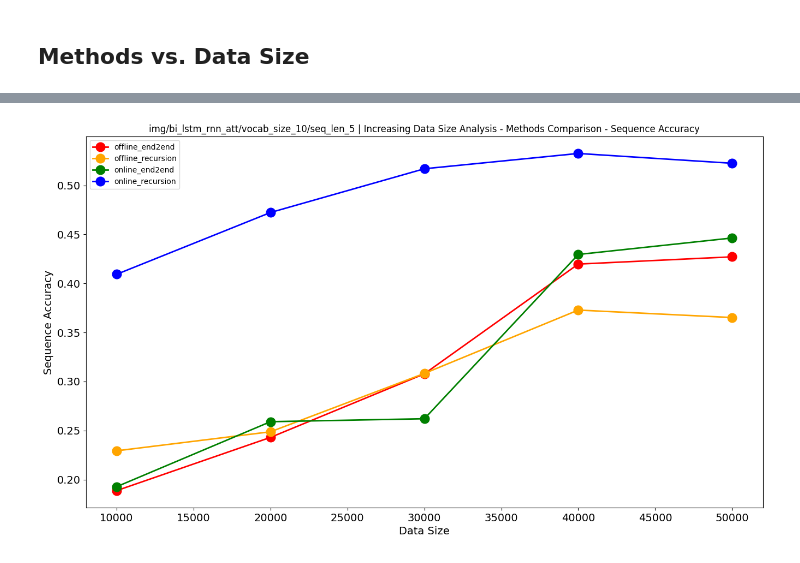
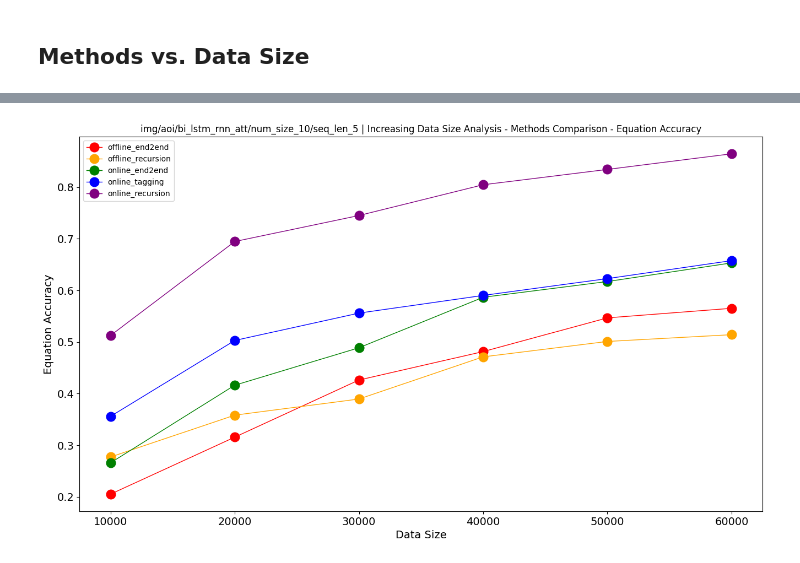
Before and after one commit to ShiningLab/Recurrent-Text-Editing, a Jupyter notebook: main/res/evaluation_plot.ipynb, the cells around one changed output, grey strips where cells are left out. Cells and saved outputs as stored; diff of their text form; code cells hidden in the pictures.

```diff
--- a/main/res/evaluation_plot.ipynb
+++ b/main/res/evaluation_plot.ipynb
@@ -218,0 +285,11 @@ show_plot(
+# %%
+# 'Epoch', 'Step', 'Loss', 'Equation Accuracy', 'Token Accuracy', 'Sequence Accuracy'
+criteria = 'Sequence Accuracy'
+criteria_dict = {}
+for c in candidates:
+    label = '_'.join(c)
+    criteria_list = []
+    for i in range(min_seq_len, max_seq_len+1, 5):
+        key = LOG_PATH.format(c[0], c[1], i)
+        criteria_list.append(data_dict[key][-1][criteria])
+    criteria_dict[label] = criteria_list
@@ -224,24 +326,28 @@ candidates = [
     ['offline', 'end2end'],
     ['offline', 'recursion'],
     ['online', 'end2end'],
+    ['online', 'tagging'],
     ['online', 'recursion']
 ]
-data_mode = 'online'
+# aoi, nss
+data_src = 'aoi'
 model_name = 'bi_lstm_rnn_att'
-vocab_size = 10
+num_size = 10
 seq_len = 5
 min_data_size = 10000
-max_data_size = 50000
+max_data_size = 60000
 # %%
 # define path for end2end
 LOG_PATH = os.path.join(
     'log',
+    '{}'.format(data_src),
     '{}', # data mode
+    '{}'.format(model_name),
     '{}', # method
-    'vocab_size_{}'.format(vocab_size),
+    'num_size_{}'.format(num_size),
     'seq_len_{}'.format(seq_len),
     'data_size_{}', # data size
-    '{}.txt'.format(model_name))
+    'test.txt')
 # %%
 # read data
 raw_data_dict = {}
@@ -276,12 +379,13 @@ log/online/recursion/vocab_size_10/seq_len_5/data_size_50000/bi_lstm_rnn_att.txt
 data_dict = {k: parse_log(v) for k, v in raw_data_dict.items()}
 # %%
 # 'Epoch', 'Step', 'Loss', 'Equation Accuracy', 'Token Accuracy', 'Sequence Accuracy'
-criteria = 'Sequence Accuracy'
+criteria = 'Equation Accuracy'
 criteria_dict = {}
 for c in candidates:
     label = '_'.join(c)
     criteria_list = []
     for i in range(min_data_size, max_data_size+1, 10000):
         key = LOG_PATH.format(c[0], c[1], i)
+        print(key)
         criteria_list.append(data_dict[key][-1][criteria])
     criteria_dict[label] = criteria_list
@@ -288,24 +410,25 @@ for c in candidates:
 # %%
-colors = ['red', 'orange', 'green', 'blue']
+colors = ['red', 'orange', 'green', 'blue', 'purple']
 save_path = os.path.join(
     'img',
+    '{}'.format(data_src),
     model_name,
-    'vocab_size_{}'.format(vocab_size),
+    'num_size_{}'.format(num_size),
     'seq_len_{}'.format(seq_len))
 
 if not os.path.exists(save_path): os.makedirs(save_path)
 
 title = 'Increasing Data Size Analysis - Methods Comparison - {}'.format(criteria)
 
 show_plot(
     data_dict=criteria_dict,
     colors=colors,
     title=title,
     xlabel='Data Size',
     ylabel=criteria,
     save_path=save_path,
     yticks=range(min_data_size, max_data_size+1, 10000),
     marker=True
 )
 # %% [output]
-[figure, old version]
+[figure, new version]
```
Also changed, not shown: parts of 22 cells of this notebook, 46 other files.
